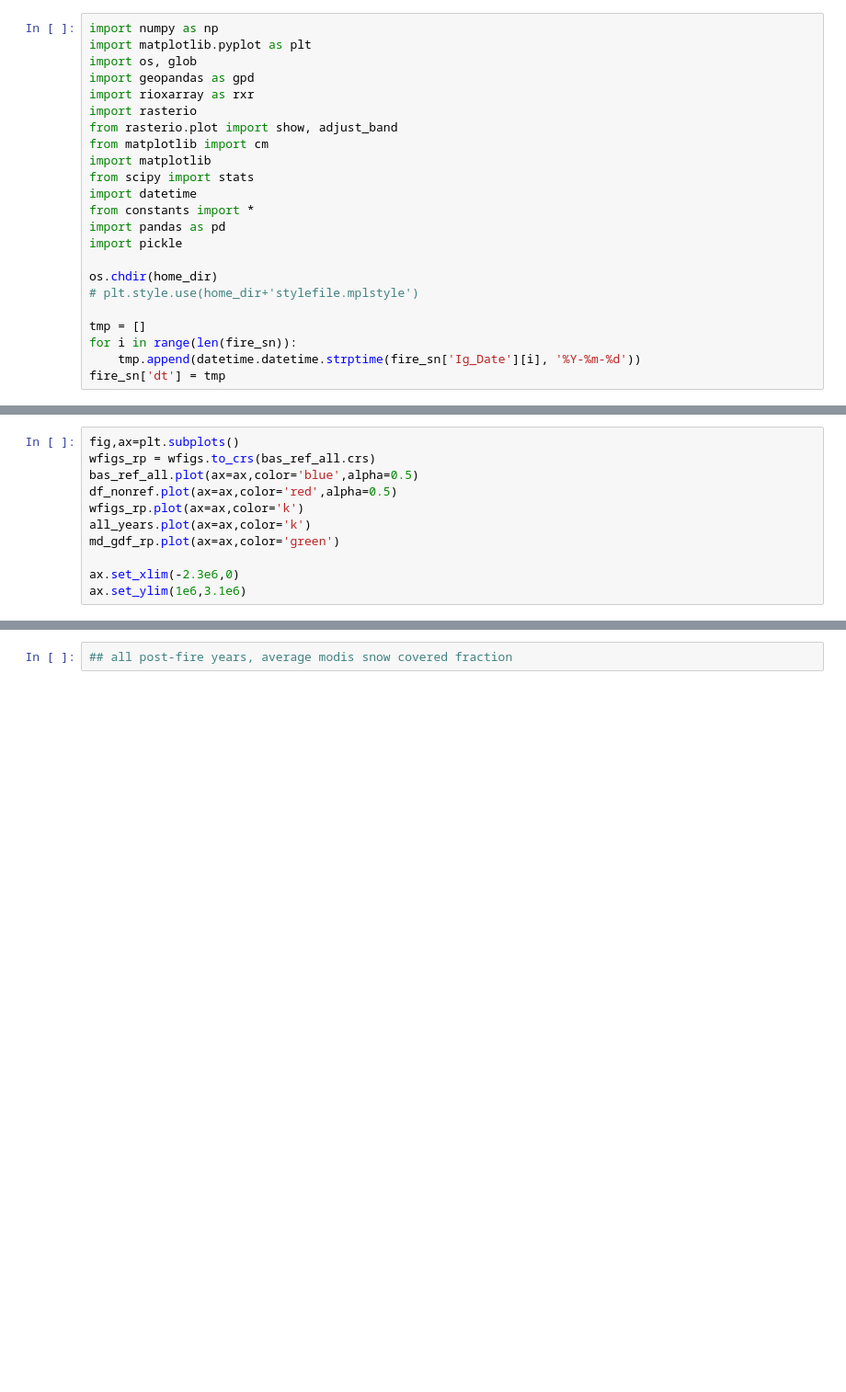
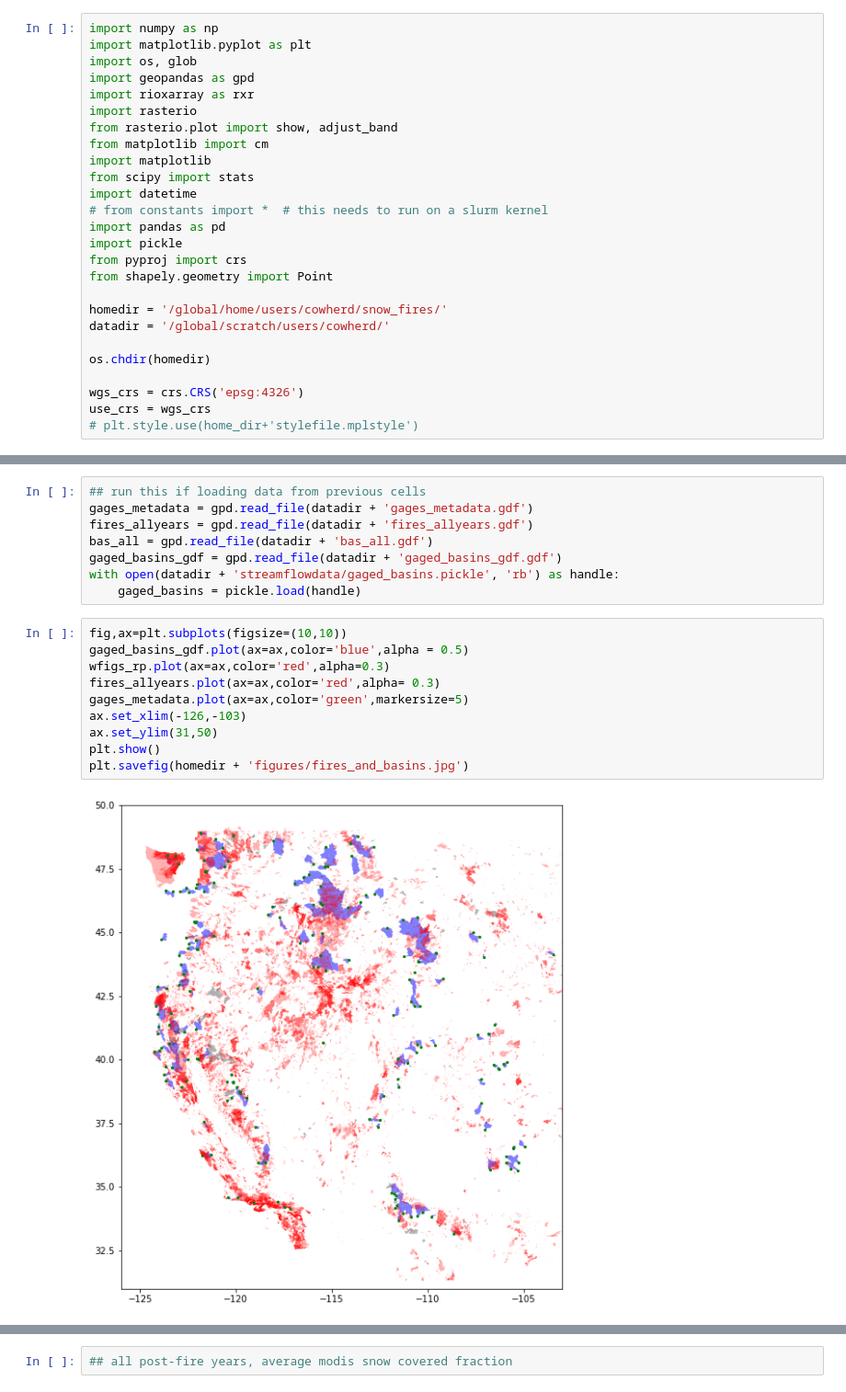
Before and after one commit to mariannecowherd/snow_fires, a Jupyter notebook: scripts/fires.ipynb, the cells around one changed output, grey strips where cells are left out. Shown: that part at 92% size. Saved outputs shown, nothing was run; the diff lists cells and outputs as text; blank space fills up the shorter version.

```diff
--- a/scripts/fires.ipynb
+++ b/scripts/fires.ipynb
@@ -10,14 +10,17 @@ from matplotlib import cm
 import matplotlib
 from scipy import stats
 import datetime
-from constants import *
+# from constants import *  # this needs to run on a slurm kernel
 import pandas as pd
 import pickle
+from pyproj import crs
+from shapely.geometry import Point
 
-os.chdir(home_dir)
+homedir = '/global/home/users/cowherd/snow_fires/'
+datadir = '/global/scratch/users/cowherd/'
+
+os.chdir(homedir)
+
+wgs_crs = crs.CRS('epsg:4326')
+use_crs = wgs_crs
 # plt.style.use(home_dir+'stylefile.mplstyle')
-
-tmp = []
-for i in range(len(fire_sn)):
-    tmp.append(datetime.datetime.strptime(fire_sn['Ig_Date'][i], '%Y-%m-%d'))
-fire_sn['dt'] = tmp
@@ -63,12 +83,20 @@ plt.show()
+# %%
+## run this if loading data from previous cells
+gages_metadata = gpd.read_file(datadir + 'gages_metadata.gdf')
+fires_allyears = gpd.read_file(datadir + 'fires_allyears.gdf')
+bas_all = gpd.read_file(datadir + 'bas_all.gdf')
+gaged_basins_gdf = gpd.read_file(datadir + 'gaged_basins_gdf.gdf')
+with open(datadir + 'streamflowdata/gaged_basins.pickle', 'rb') as handle:
+    gaged_basins = pickle.load(handle)
 # %%
-fig,ax=plt.subplots()
-wfigs_rp = wfigs.to_crs(bas_ref_all.crs)
-bas_ref_all.plot(ax=ax,color='blue',alpha=0.5)
-df_nonref.plot(ax=ax,color='red',alpha=0.5)
-wfigs_rp.plot(ax=ax,color='k')
-all_years.plot(ax=ax,color='k')
-md_gdf_rp.plot(ax=ax,color='green')
-
-ax.set_xlim(-2.3e6,0)
-ax.set_ylim(1e6,3.1e6)
+fig,ax=plt.subplots(figsize=(10,10))
+gaged_basins_gdf.plot(ax=ax,color='blue',alpha = 0.5)
+wfigs_rp.plot(ax=ax,color='red',alpha=0.3)
+fires_allyears.plot(ax=ax,color='red',alpha= 0.3)
+gages_metadata.plot(ax=ax,color='green',markersize=5)
+ax.set_xlim(-126,-103)
+ax.set_ylim(31,50)
+plt.show()
+plt.savefig(homedir + 'figures/fires_and_basins.jpg')
 # %% [output]
+[figure, new version]
```
Also changed, not shown: parts of 14 cells of this notebook, 9 other files.
